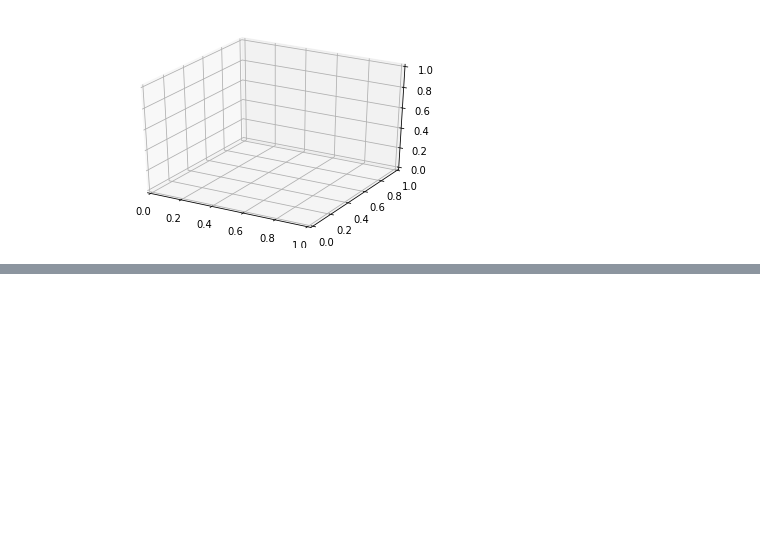
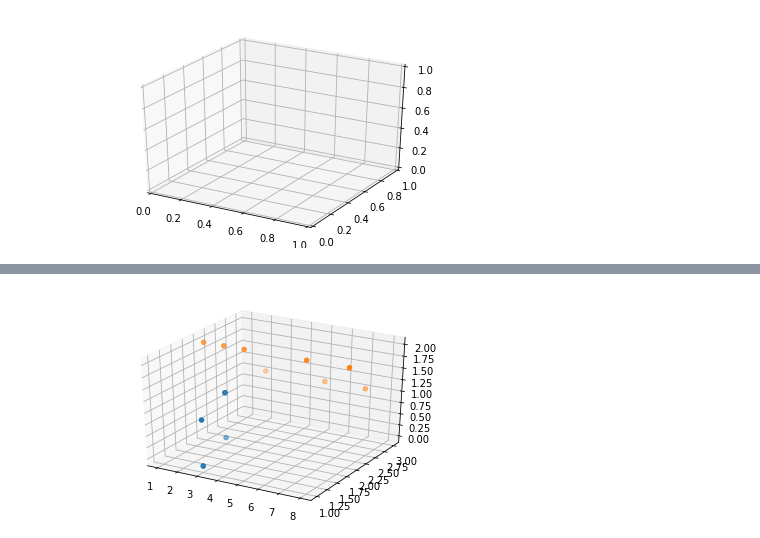
Before and after one commit to umairashrafyo/umairproject, a Jupyter notebook: 202115110_lab_test.ipynb, the cells around one changed output, grey strips where cells are left out. Drawn from its saved outputs; the diff is of its cells as text; code cells hidden in the pictures; blank space fills up the shorter version.

```diff
--- a/202115110_lab_test.ipynb
+++ b/202115110_lab_test.ipynb
@@ -132,0 +134,7 @@ array([[False],
+# %%
+# load the dataset, first dataset was created on csv file then loaded on collab python ide
+dataset = pd.read_csv("/content/deep learning dataset of lab exam.csv")
+# split into input (X) and output (y) variables
+X = dataset.iloc[:, 0:3].values
+y = dataset.iloc[:, 3].values
+X
@@ -132,0 +218,3 @@ array([[False],
+# %%
+figure = plt.figure()
+axis_x = plt.axes(projection='3d')
@@ -132,0 +223,5 @@ array([[False],
+# %%
+axis_x.scatter3D(dataset.iloc[:,0],dataset.iloc[:,1],dataset.iloc[:,2])
+figure
+# %% [output]
+[figure, added]
```
Also changed, not shown: parts of 16 cells of this notebook.
